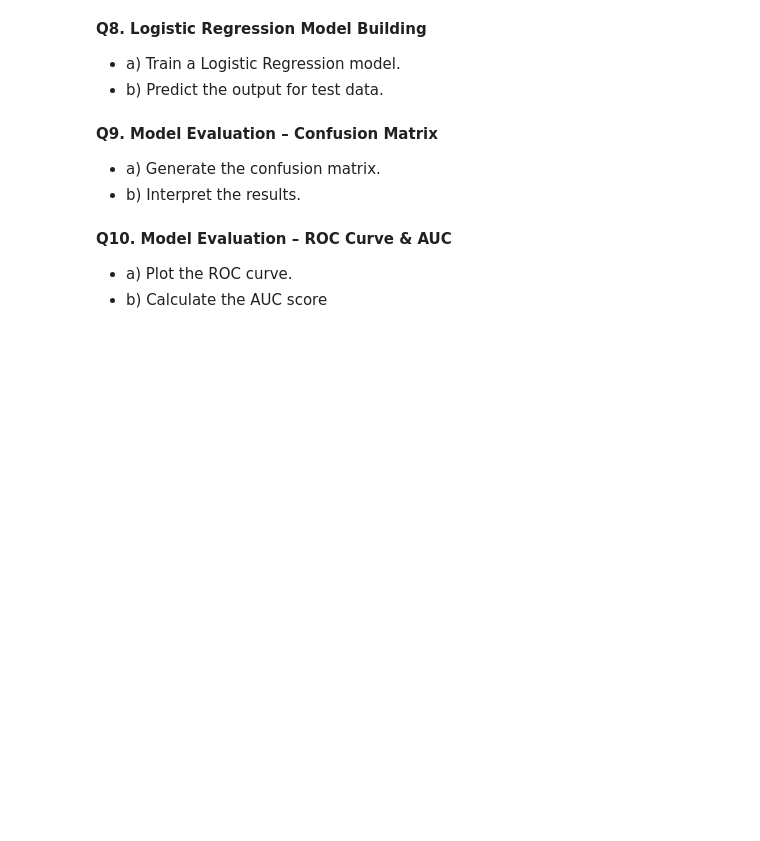
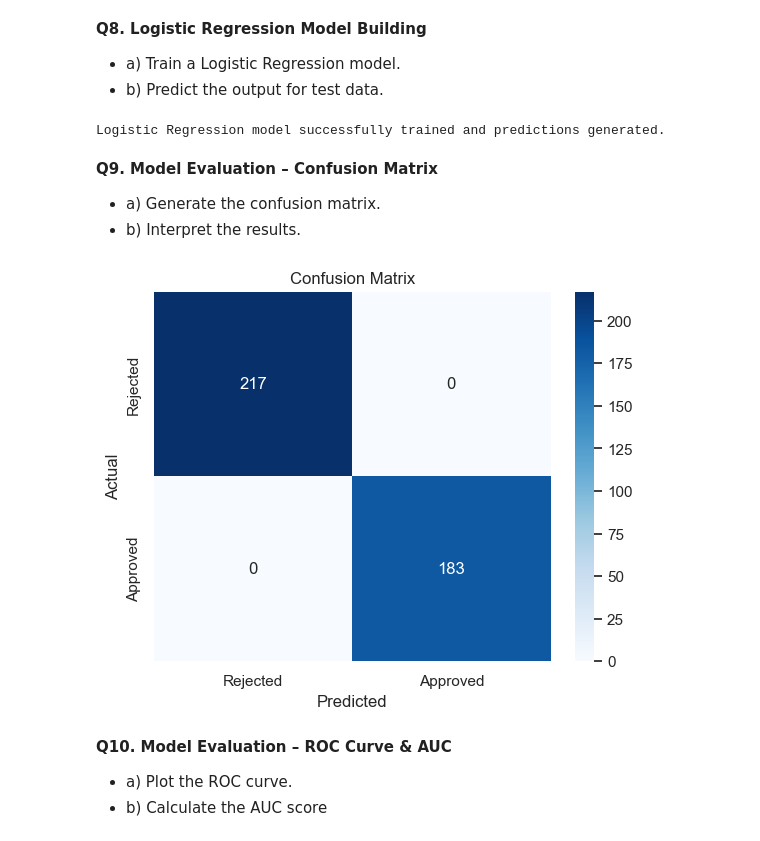
Before and after one commit to ankitmishra42/PW-skills-Python-assignments, a Jupyter notebook: ML Assignments/Assignment 2/Logistic Regression (Loan Approval Prediction).ipynb, the cells around one changed output. Cells and saved outputs as stored; diff of their text form; code cells hidden in the pictures; blank space fills up the shorter version.

Commit message:
My assignment for Logistic Regression (Loan Approval Prediction) has been completed

```diff
--- a/ML Assignments/Assignment 2/Logistic Regression (Loan Approval Prediction).ipynb
+++ b/ML Assignments/Assignment 2/Logistic Regression (Loan Approval Prediction).ipynb
@@ -188,10 +188,39 @@ Feature scaling complete.
 **Q8. Logistic Regression Model Building**
 - a) Train a Logistic Regression model.
 - b) Predict the output for test data.
+# %%
+from sklearn.linear_model import LogisticRegression
+
+# a) Train a Logistic Regression model
+log_reg = LogisticRegression(random_state=42)
+log_reg.fit(X_train_scaled, y_train)
+
+# b) Predict the output for test data
+y_pred = log_reg.predict(X_test_scaled)
+
+print("Logistic Regression model successfully trained and predictions generated.")
+# %% [output]
+Logistic Regression model successfully trained and predictions generated.
 # %% [markdown]
 **Q9. Model Evaluation – Confusion Matrix**
 - a) Generate the confusion matrix.
 - b) Interpret the results.
+# %%
+from sklearn.metrics import confusion_matrix
+
+# a) Generate the confusion matrix
+cm = confusion_matrix(y_test, y_pred)
+
+# Visualization for interpretation
+sns.heatmap(cm, annot=True, fmt='d', cmap='Blues',
+            xticklabels=['Rejected', 'Approved'],
+            yticklabels=['Rejected', 'Approved'])
+plt.xlabel('Predicted')
+plt.ylabel('Actual')
+plt.title('Confusion Matrix')
+plt.show()
+# %% [output]
+[figure, added]
 # %% [markdown]
 **Q10. Model Evaluation – ROC Curve & AUC**
 - a) Plot the ROC curve.
```
Also changed, not shown: parts of 1 cell of this notebook.
